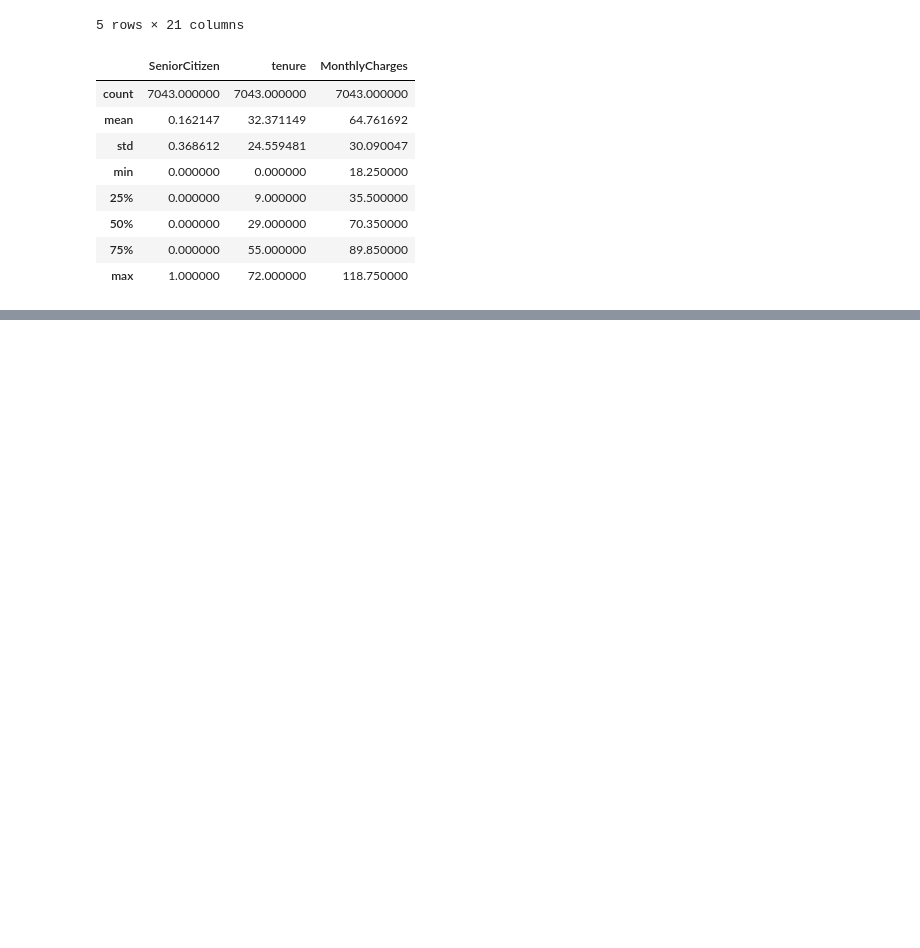
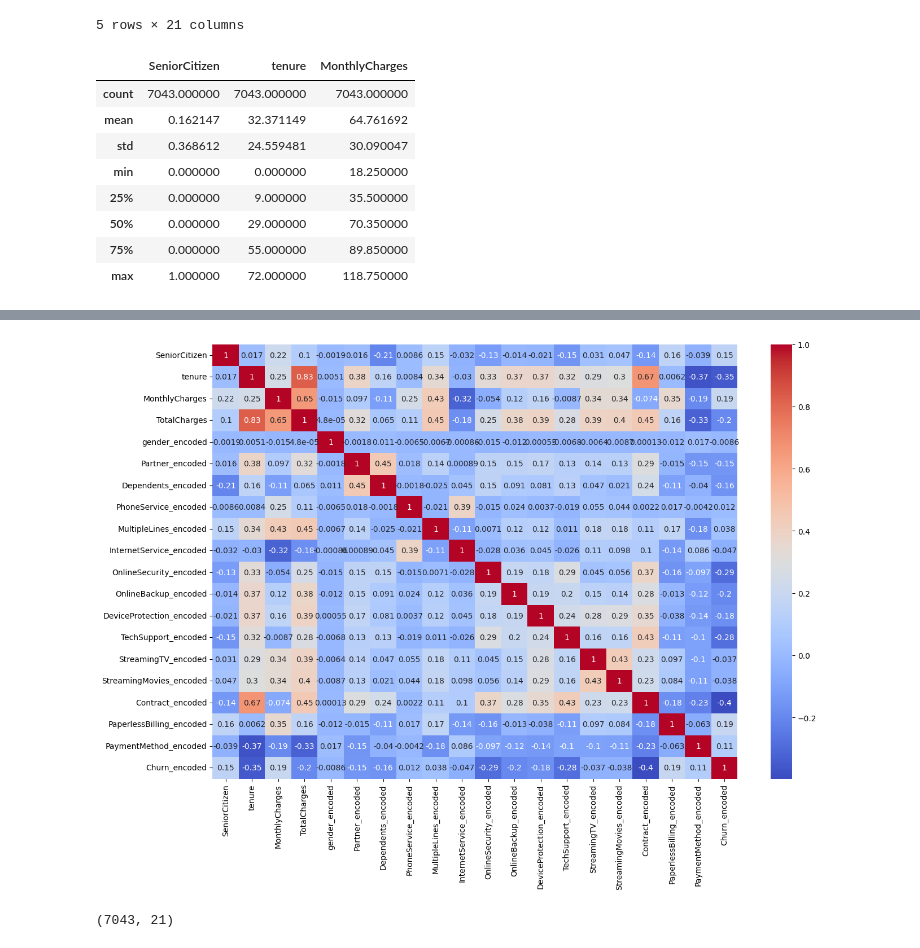
Before and after one commit to striversahil/Churn_Pred, a Jupyter notebook: analysis/EDA.ipynb, the cells around one changed output, grey strips where cells are left out. Saved outputs shown, nothing was run; the diff lists cells and outputs as text; code cells hidden in the pictures; blank space fills up the shorter version.

Commit message:
generated heatmap

```diff
--- a/analysis/EDA.ipynb
+++ b/analysis/EDA.ipynb
@@ -59,0 +70,26 @@ Name: tenure, dtype: int64
+# %%
+le = LabelEncoder()
+
+df_encoded = df.copy()
+
+def encode_column(columns : list):
+  for column in columns:
+    df_encoded[f'{column}_encoded'] = le.fit_transform(df[column])
+    df_encoded.drop(column , axis=1 , inplace=True)
+
+
+encode_column(['gender', 'Partner', 'Dependents', 'PhoneService', 'MultipleLines', 'InternetService', 'OnlineSecurity' , 'OnlineBackup' , 'DeviceProtection' , 'TechSupport' , 'StreamingTV' , 'StreamingMovies' , 'Contract' , 'PaperlessBilling' , 'PaymentMethod' , 'Churn'])
+
+# df_dummy = pd.get_dummies(df.drop('customerID', axis=1) , columns=, drop_first=True , dtype=int)
+
+# plt.Figure(figsize=(25,25))
+# sns.heatmap(df_dummy.corr() , annot=True , cmap='coolwarm')
+# plt.show()
+
+df_encoded['TotalCharges'].replace(' ' , np.nan , inplace=True)
+df_encoded['TotalCharges'] = pd.to_numeric(df_encoded['TotalCharges'])
+df_encoded['TotalCharges'].fillna(df_encoded['TotalCharges'].mean())
+
+
+df_encoded.drop('customerID', axis=1 , inplace=True)
+df_encoded.info()
@@ -59,0 +120,10 @@ Name: tenure, dtype: int64
+# %%
+plt.figure(figsize=(15,10))
+sns.heatmap(df_encoded.corr() , annot=True , cmap='coolwarm')
+plt.show()
+# %% [output]
+[figure, added]
+# %%
+df.shape
+# %% [output]
+(7043, 21)
```
Also changed, not shown: parts of 6 cells of this notebook.
